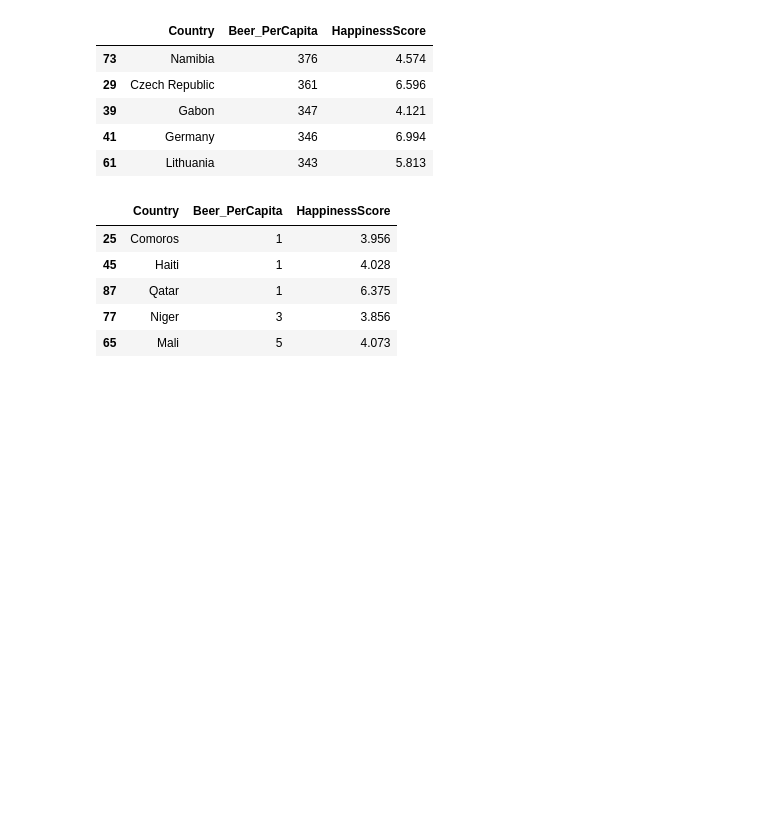
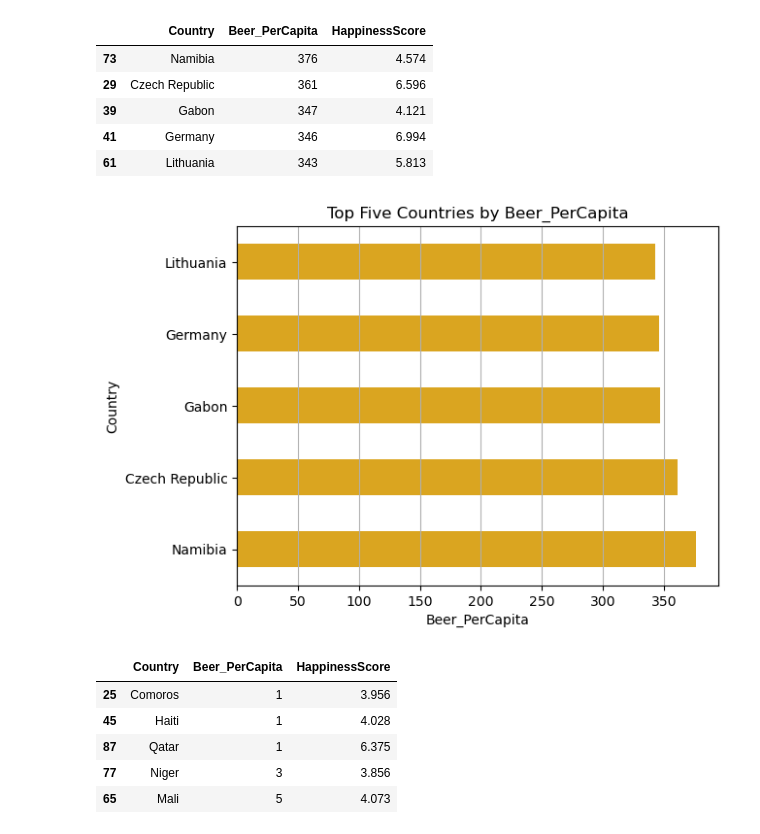
Before and after one commit to mattcaseycpa/project1, a Jupyter notebook: project.ipynb, the cells around one changed output. Drawn from its saved outputs; the diff is of its cells as text; code cells hidden in the pictures; blank space fills up the shorter version.

Commit message:
Added bar charts for top/bottom 5 by bev

```diff
--- a/project.ipynb
+++ b/project.ipynb
@@ -871,6 +871,17 @@ top5beer
 | 39 | Gabon | 347 | 4.121 |
 | 41 | Germany | 346 | 6.994 |
 | 61 | Lithuania | 343 | 5.813 |
+# %%
+top5beer.plot(kind = "barh", x = "Country", y = "Beer_PerCapita", color = "goldenrod", legend=False)
+plt.title("Top Five Countries by Beer_PerCapita")
+plt.xlabel("Beer_PerCapita")
+plt.ylabel("Country")
+plt.grid(axis = "x", zorder=0)
+
+plt.savefig("output_data/OH/top5beer.png", bbox_inches='tight')
+plt.show()
+# %% [output]
+[figure, added]
 # %%
 # bottom 5 beer consuming countries and happiness scores
 bot5beer = OH_happiness.nsmallest(5, "Beer_PerCapita")[["Country", "Beer_PerCapita", "HappinessScore"]]
```
Also changed, not shown: parts of 1 cell of this notebook, 6 other files.
